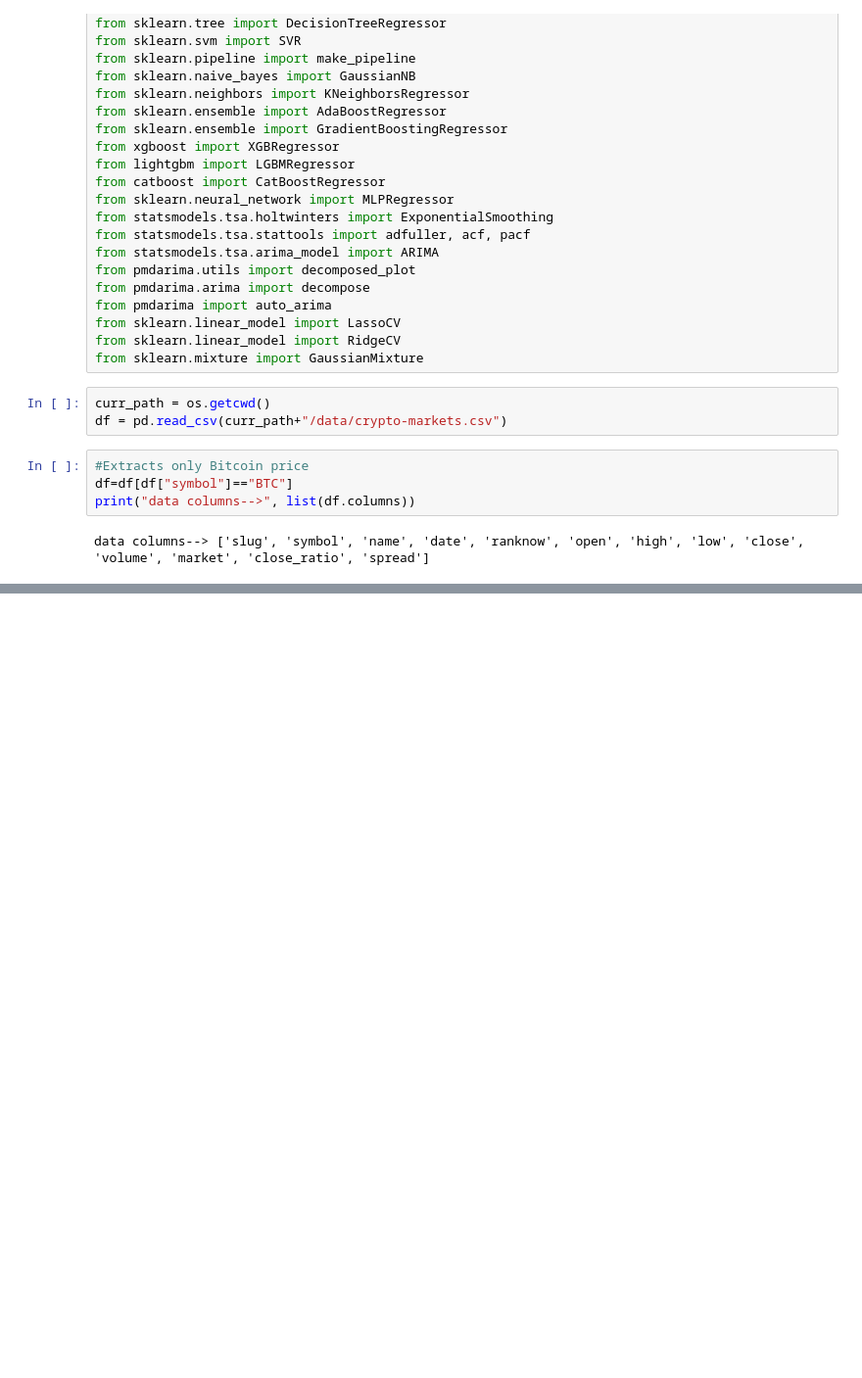
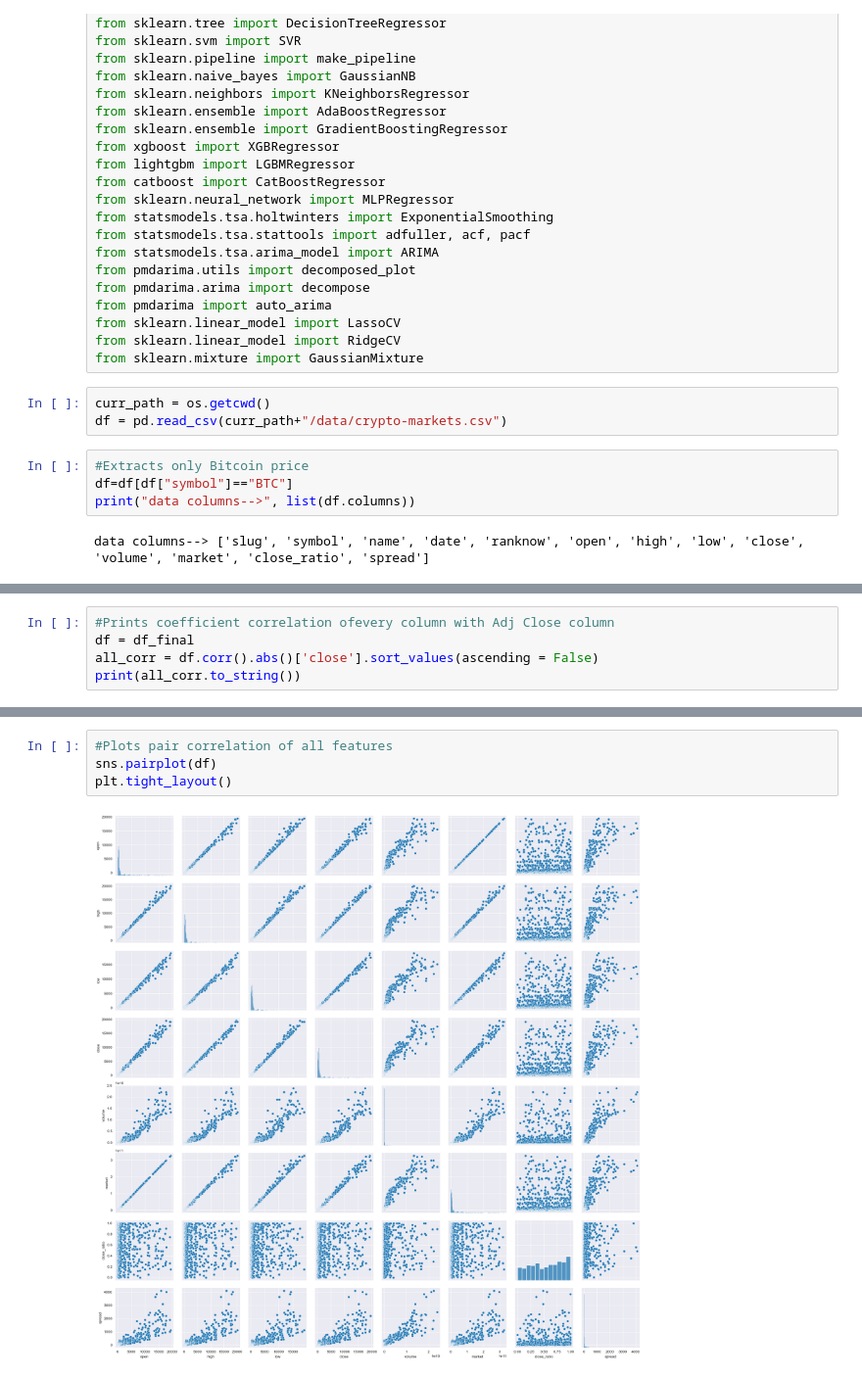
Before and after one commit to googllet/Pracertcbs, a Jupyter notebook: Crypto.ipynb, the cells around one changed output, grey strips where cells are left out. Shown at 98% size. Drawn from its saved outputs; the diff is of its cells as text; blank space fills up the shorter version.

```diff
--- a/Crypto.ipynb
+++ b/Crypto.ipynb
@@ -71,0 +120,5 @@ data columns--> ['slug', 'symbol', 'name', 'date', 'ranknow', 'open', 'high', 'l
+# %%
+#Prints coefficient correlation ofevery column with Adj Close column
+df = df_final
+all_corr = df.corr().abs()['close'].sort_values(ascending = False)
+print(all_corr.to_string())
@@ -71,0 +134,6 @@ data columns--> ['slug', 'symbol', 'name', 'date', 'ranknow', 'open', 'high', 'l
+# %%
+#Plots pair correlation of all features
+sns.pairplot(df)
+plt.tight_layout()
+# %% [output]
+[figure, added]
```
Also changed, not shown: parts of 8 cells of this notebook.
